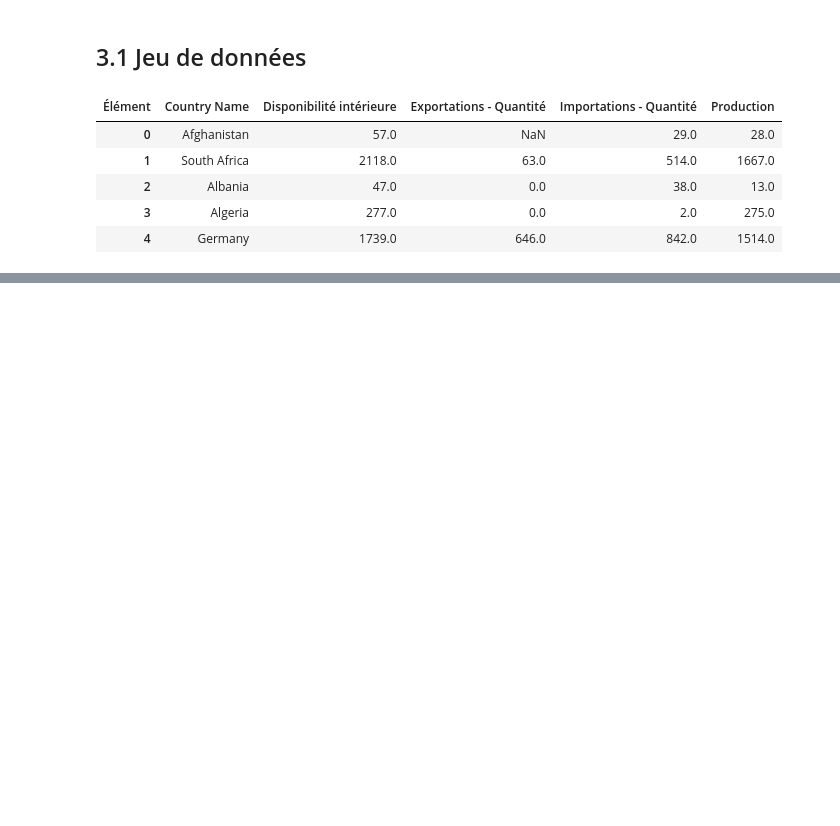
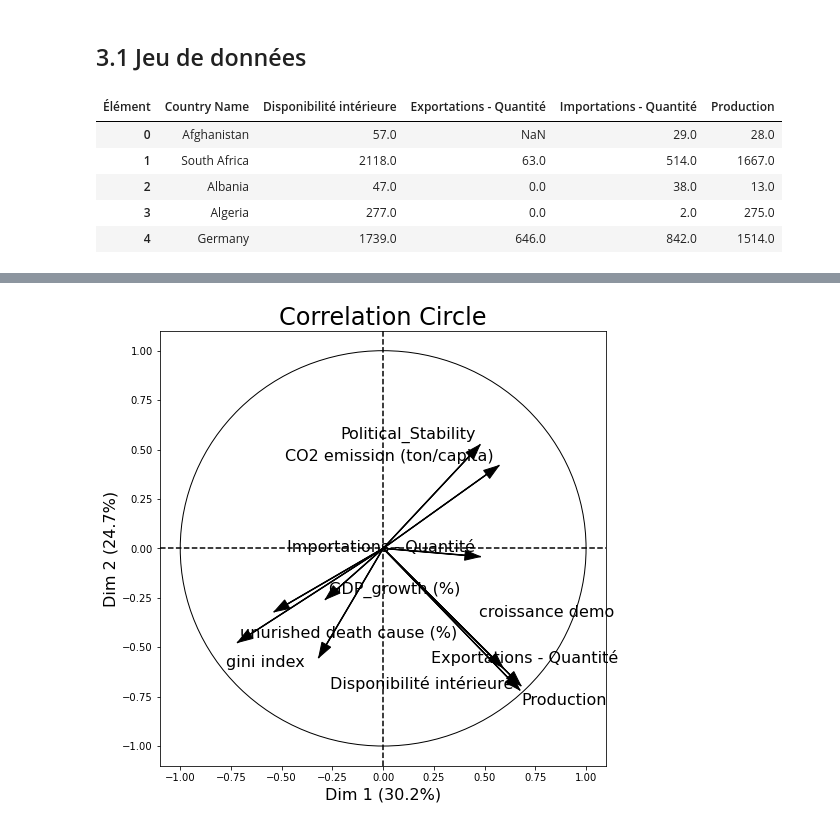
Before and after one commit to marcadeant/PCA_Clustering, a Jupyter notebook: Data Cleaning.ipynb, the cells around one changed output, grey strips where cells are left out. Drawn from its saved outputs; the diff is of its cells as text; code cells hidden in the pictures; blank space fills up the shorter version.

```diff
--- a/Data Cleaning.ipynb
+++ b/Data Cleaning.ipynb
@@ -699,0 +867,9 @@ data_set.reset_index().to_csv("Data set/acp_training_set.csv")
+# %%
+fig, correlation_matrix = plot_pca_correlation_graph(
+    data_standardized,
+    features,
+    dimensions=(1, 2),
+    figure_axis_size=8
+)
+# %% [output]
+[figure, added]
```
Also changed, not shown: parts of 31 cells of this notebook, 1 other file.
